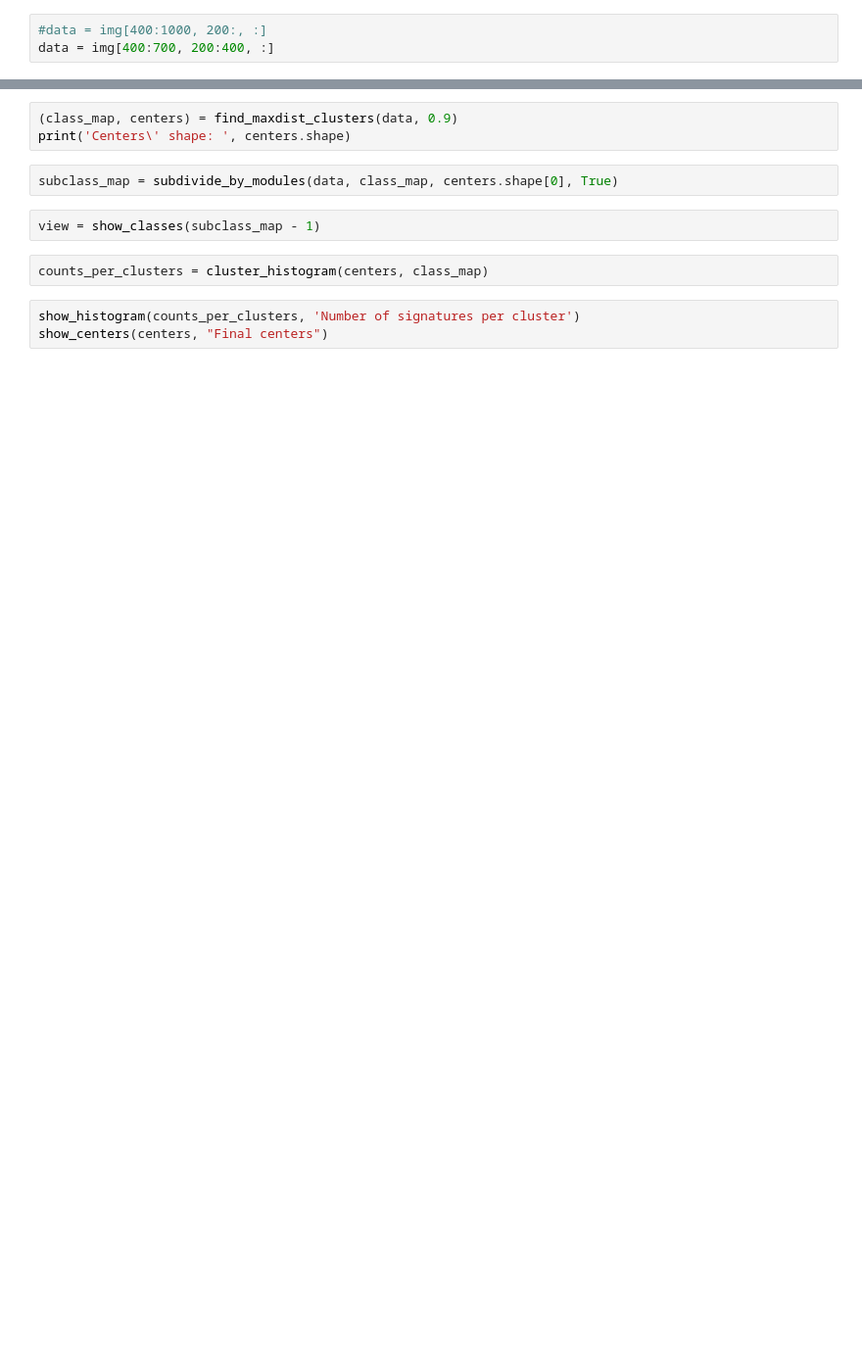
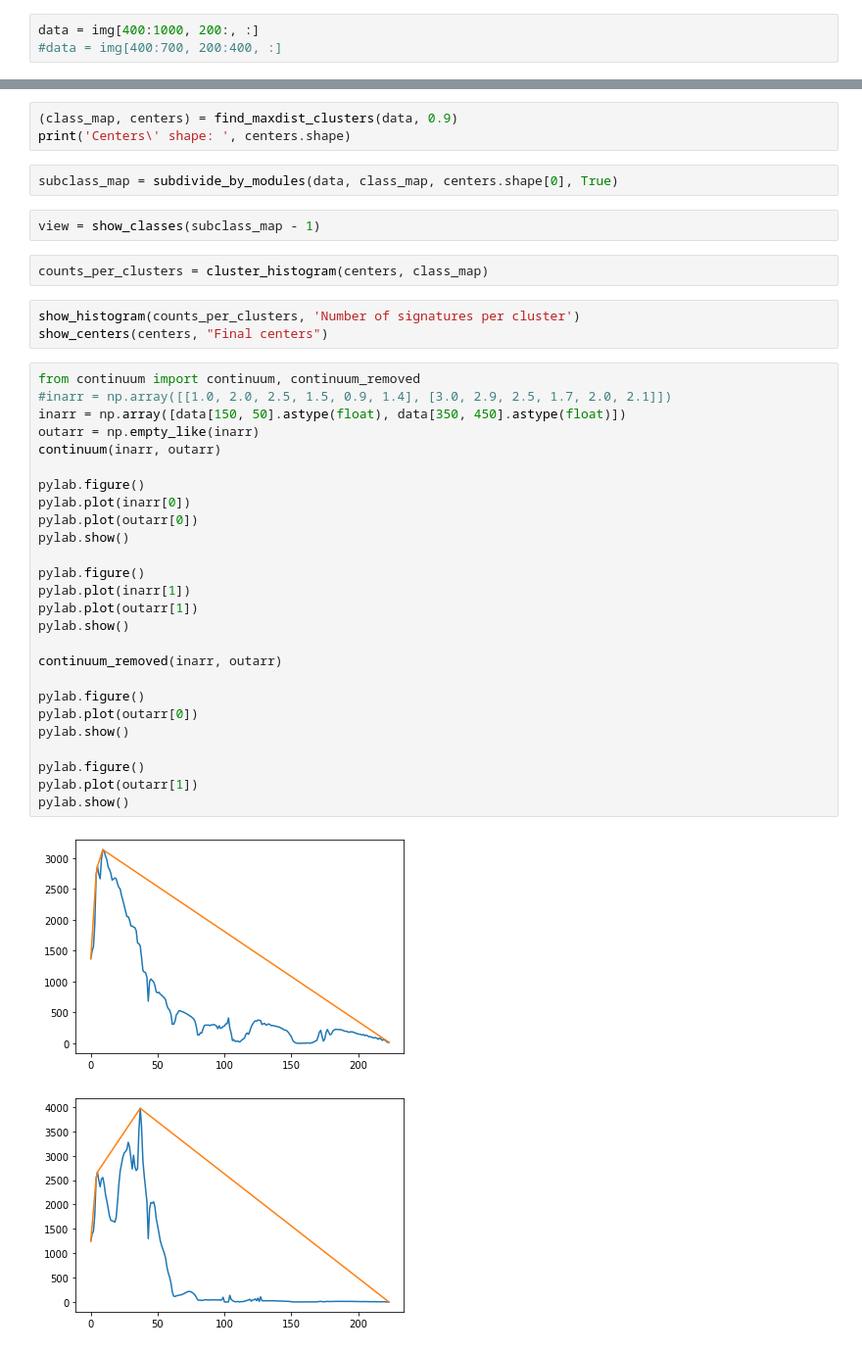
Before and after one commit to kormang/hyperspectralplayground, a Jupyter notebook: hyperspectral.ipynb, the cells around one changed output, grey strips where cells are left out. Shown at 98% size. Saved outputs shown, nothing was run; the diff lists cells and outputs as text; blank space fills up the shorter version.

Commit message:
Add continuum C module

```diff
--- a/hyperspectral.ipynb
+++ b/hyperspectral.ipynb
@@ -32,6 +39,6 @@ print(img)
 # %%
-#data = img[400:1000, 200:, :]
-data = img[400:700, 200:400, :]
+data = img[400:1000, 200:, :]
+#data = img[400:700, 200:400, :]
 # %%
 data[data <= 0] = 1
 print(data.dtype)
@@ -49,3 +60,32 @@ counts_per_clusters = cluster_histogram(centers, class_map)
 # %%
 show_histogram(counts_per_clusters, 'Number of signatures per cluster')
 show_centers(centers, "Final centers")
+# %%
+from continuum import continuum, continuum_removed
+#inarr = np.array([[1.0, 2.0, 2.5, 1.5, 0.9, 1.4], [3.0, 2.9, 2.5, 1.7, 2.0, 2.1]])
+inarr = np.array([data[150, 50].astype(float), data[350, 450].astype(float)])
+outarr = np.empty_like(inarr)
+continuum(inarr, outarr)
+
+pylab.figure()
+pylab.plot(inarr[0])
+pylab.plot(outarr[0])
+pylab.show()
+
+pylab.figure()
+pylab.plot(inarr[1])
+pylab.plot(outarr[1])
+pylab.show()
+
+continuum_removed(inarr, outarr)
+
+pylab.figure()
+pylab.plot(outarr[0])
+pylab.show()
+
+pylab.figure()
+pylab.plot(outarr[1])
+pylab.show()
+# %% [output]
+[figure, added]
+[figure, added]
```
Also changed, not shown: parts of 5 cells of this notebook, 6 other files.
